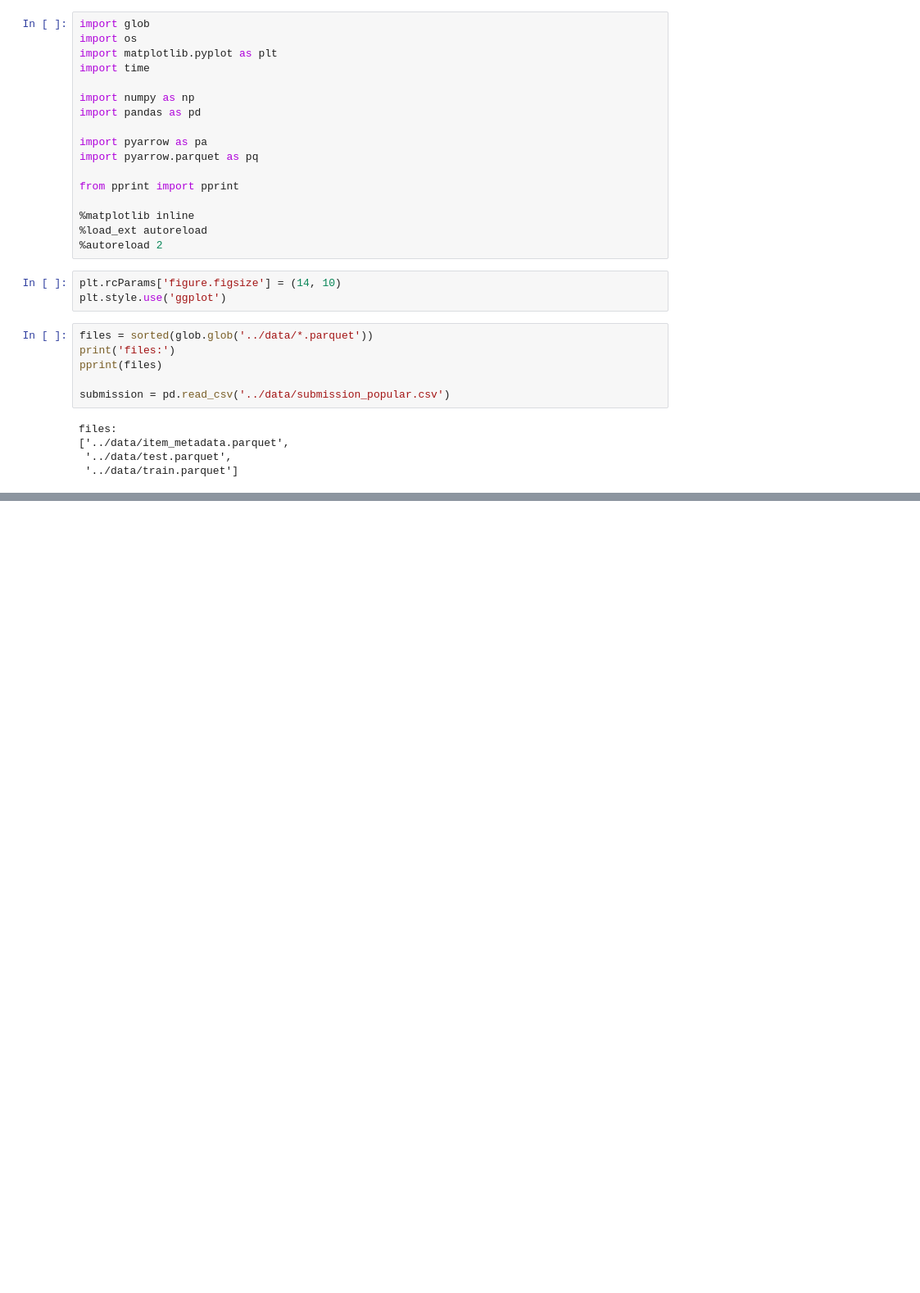
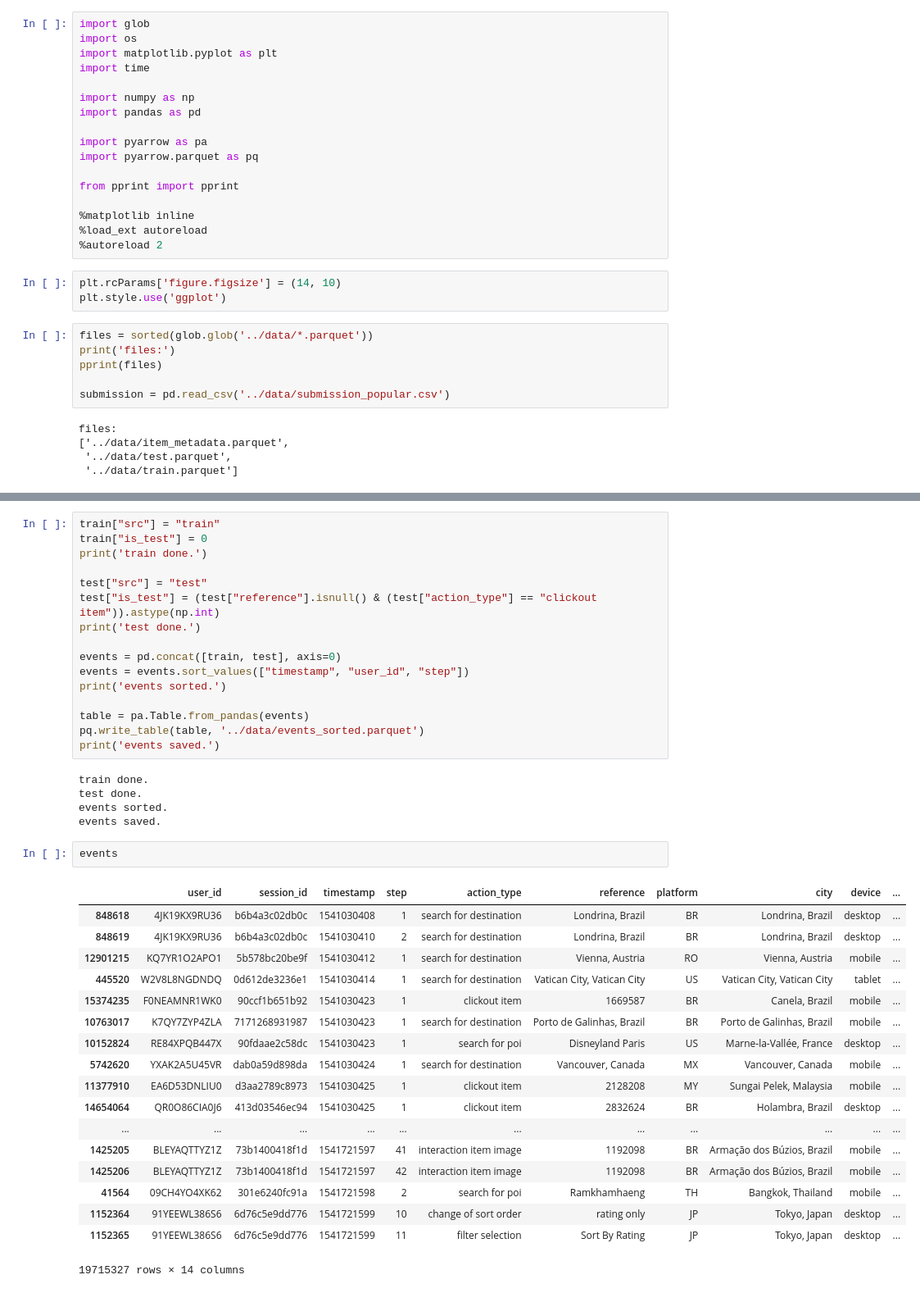
Before and after one commit to logicai-io/recsys2019, a Jupyter notebook: notebooks/load_parquet.ipynb, the cells around one changed output, grey strips where cells are left out. Shown at 82% size. Drawn from its saved outputs; the diff is of its cells as text; blank space fills up the shorter version.

Commit message:
join parquets

```diff
--- a/notebooks/load_parquet.ipynb
+++ b/notebooks/load_parquet.ipynb
@@ -40,0 +41,42 @@ Wall time: 8.15 s
+# %%
+train["src"] = "train"
+train["is_test"] = 0
+print('train done.')
+
+test["src"] = "test"
+test["is_test"] = (test["reference"].isnull() & (test["action_type"] == "clickout item")).astype(np.int)
+print('test done.')
+
+events = pd.concat([train, test], axis=0)
+events = events.sort_values(["timestamp", "user_id", "step"])
+print('events sorted.')
+
+table = pa.Table.from_pandas(events)
+pq.write_table(table, '../data/events_sorted.parquet')
+print('events saved.')
+# %% [output]
+train done.
+test done.
+events sorted.
+events saved.
+# %%
+events
+# %% [output]
+|  | user_id | session_id | timestamp | step | action_type | reference | platform | city | device | ... |
+| 848618 | 4JK19KX9RU36 | b6b4a3c02db0c | 1541030408 | 1 | search for destination | Londrina, Brazil | BR | Londrina, Brazil | desktop | ... |
+| 848619 | 4JK19KX9RU36 | b6b4a3c02db0c | 1541030410 | 2 | search for destination | Londrina, Brazil | BR | Londrina, Brazil | desktop | ... |
+| 12901215 | KQ7YR1O2APO1 | 5b578bc20be9f | 1541030412 | 1 | search for destination | Vienna, Austria | RO | Vienna, Austria | mobile | ... |
+| 445520 | W2V8L8NGDNDQ | 0d612de3236e1 | 1541030414 | 1 | search for destination | Vatican City, Vatican City | US | Vatican City, Vatican City | tablet | ... |
+| 15374235 | F0NEAMNR1WK0 | 90ccf1b651b92 | 1541030423 | 1 | clickout item | 1669587 | BR | Canela, Brazil | mobile | ... |
+| 10763017 | K7QY7ZYP4ZLA | 7171268931987 | 1541030423 | 1 | search for destination | Porto de Galinhas, Brazil | BR | Porto de Galinhas, Brazil | mobile | ... |
+| 10152824 | RE84XPQB447X | 90fdaae2c58dc | 1541030423 | 1 | search for poi | Disneyland Paris | US | Marne-la-Vallée, France | desktop | ... |
+| 5742620 | YXAK2A5U45VR | dab0a59d898da | 1541030424 | 1 | search for destination | Vancouver, Canada | MX | Vancouver, Canada | mobile | ... |
+| 11377910 | EA6D53DNLIU0 | d3aa2789c8973 | 1541030425 | 1 | clickout item | 2128208 | MY | Sungai Pelek, Malaysia | mobile | ... |
+| 14654064 | QR0O86CIA0J6 | 413d03546ec94 | 1541030425 | 1 | clickout item | 2832624 | BR | Holambra, Brazil | desktop | ... |
+| ... | ... | ... | ... | ... | ... | ... | ... | ... | ... | ... |
+| 1425205 | BLEYAQTTYZ1Z | 73b1400418f1d | 1541721597 | 41 | interaction item image | 1192098 | BR | Armação dos Búzios, Brazil | mobile | ... |
+| 1425206 | BLEYAQTTYZ1Z | 73b1400418f1d | 1541721597 | 42 | interaction item image | 1192098 | BR | Armação dos Búzios, Brazil | mobile | ... |
+| 41564 | 09CH4YO4XK62 | 301e6240fc91a | 1541721598 | 2 | search for poi | Ramkhamhaeng | TH | Bangkok, Thailand | mobile | ... |
+| 1152364 | 91YEEWL386S6 | 6d76c5e9dd776 | 1541721599 | 10 | change of sort order | rating only | JP | Tokyo, Japan | desktop | ... |
+| 1152365 | 91YEEWL386S6 | 6d76c5e9dd776 | 1541721599 | 11 | filter selection | Sort By Rating | JP | Tokyo, Japan | desktop | ... |
+19715327 rows × 14 columns
```
Also changed, not shown: parts of 1 cell of this notebook, 1 other file.
